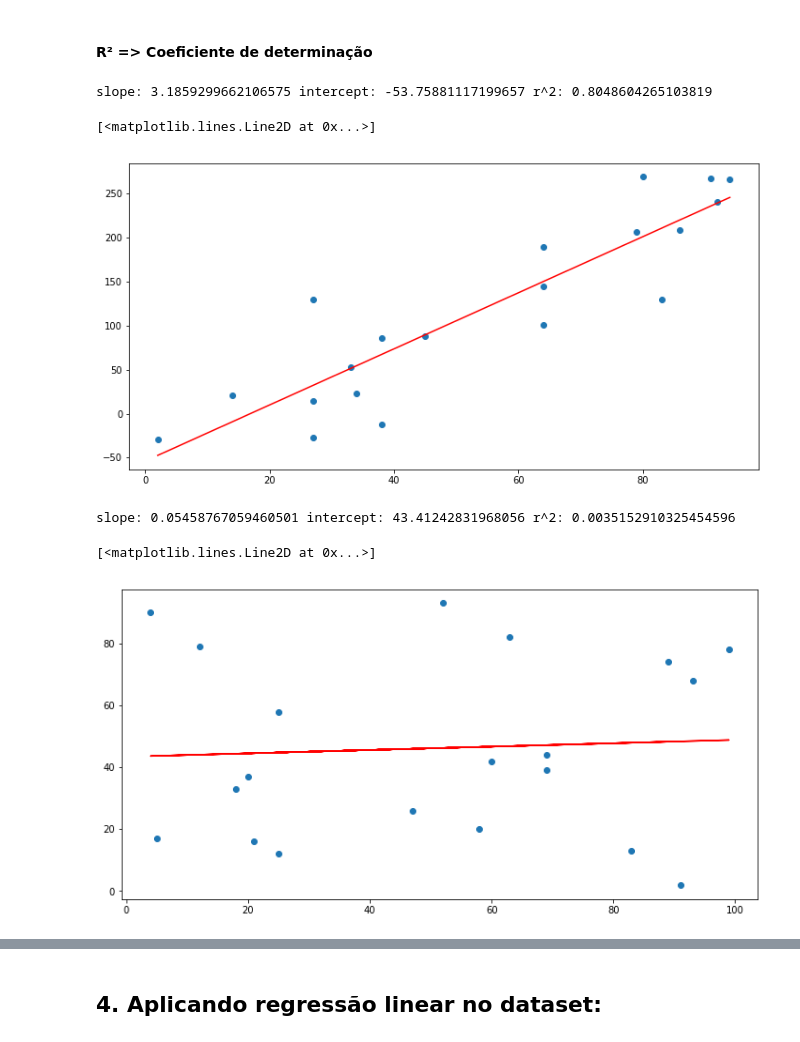
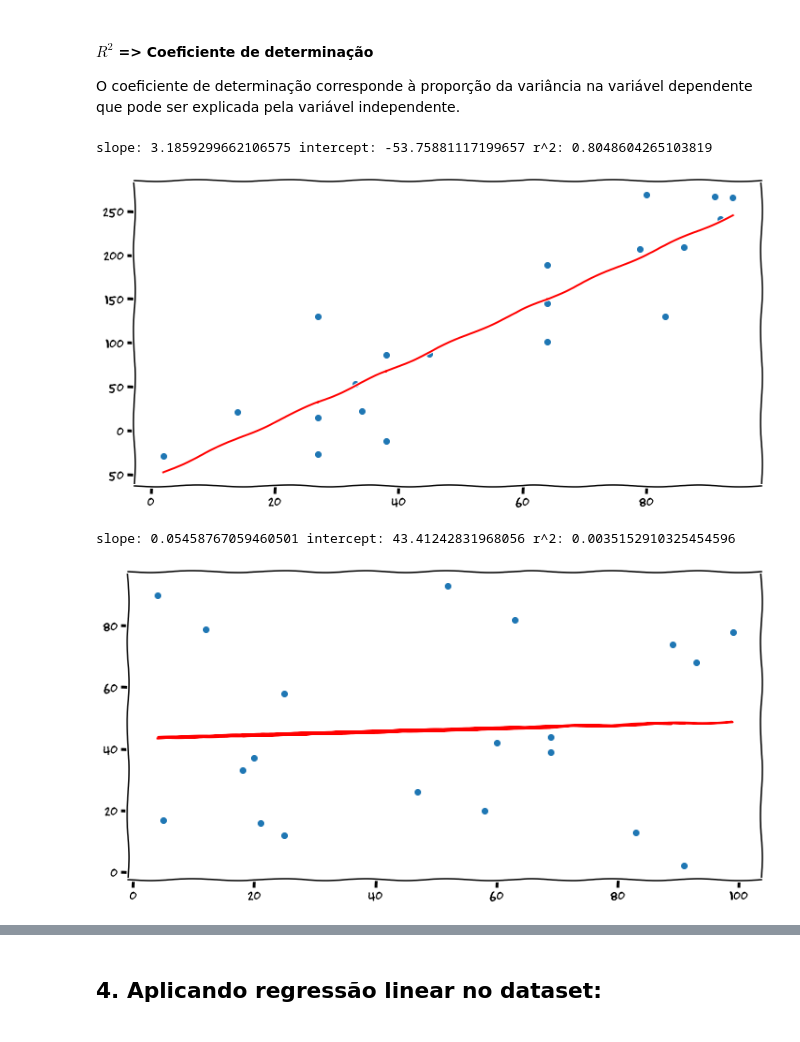
Before and after one commit to luxedo/romanos, a Jupyter notebook: incendios/Incêndios e Área desmatada na Amazônia.ipynb, the cells around one changed output, grey strips where cells are left out. Drawn from its saved outputs; the diff is of its cells as text; code cells hidden in the pictures.

```diff
--- a/incendios/Incêndios e Área desmatada na Amazônia.ipynb
+++ b/incendios/Incêndios e Área desmatada na Amazônia.ipynb
@@ -114,5 +131,6 @@ slope: 2.110234480607258 intercept: 5.085525631693855 r^2: 0.9661597340405004
-# %% [markdown]
-#### R² => Coeficiente de determinação
+# %% [markdown]
+#### $R^2$ => Coeficiente de determinação
+O coeficiente de determinação corresponde à proporção da variância na variável dependente que pode ser explicada pela variável independente.
 # %%
 beta = 2
 alpha = 10
@@ -122,23 +140,25 @@ Y = [alpha + beta*x + np.random.randint(-eta, eta) for x in X]
 
 slope, intercept, r_value, p_value, std_err = linregress(X, Y)
 print("slope:", slope, "intercept:", intercept, "r^2:", r_value**2)
-fig = plt.figure(figsize=(12,6))
-plt.scatter(X, Y)
-plt.plot(X, line(slope, intercept, X), color="red")
+
+with plt.xkcd():
+    fig = plt.figure(figsize=(12,6))
+    plt.scatter(X, Y)
+    plt.plot(X, line(slope, intercept, X), color="red")
 # %% [output]
 slope: 3.1859299662106575 intercept: -53.75881117199657 r^2: 0.8048604265103819
-[<matplotlib.lines.Line2D at 0x...>]
-[figure, old version]
+[figure, new version]
 # %%
 X = np.random.randint(0, 100, 20)
 Y = np.random.randint(0, 100, 20)
 
 slope, intercept, r_value, p_value, std_err = linregress(X, Y)
 print("slope:", slope, "intercept:", intercept, "r^2:", r_value**2)
-fig = plt.figure(figsize=(12,6))
-plt.scatter(X, Y)
-plt.plot(X, line(slope, intercept, X), color="red")
+
+with plt.xkcd():
+    fig = plt.figure(figsize=(12,6))
+    plt.scatter(X, Y)
+    plt.plot(X, line(slope, intercept, X), color="red")
 # %% [output]
 slope: 0.05458767059460501 intercept: 43.41242831968056 r^2: 0.0035152910325454596
-[<matplotlib.lines.Line2D at 0x...>]
-[figure, old version]
+[figure, new version]
```
Also changed, not shown: parts of 31 cells of this notebook, 1 other file.
